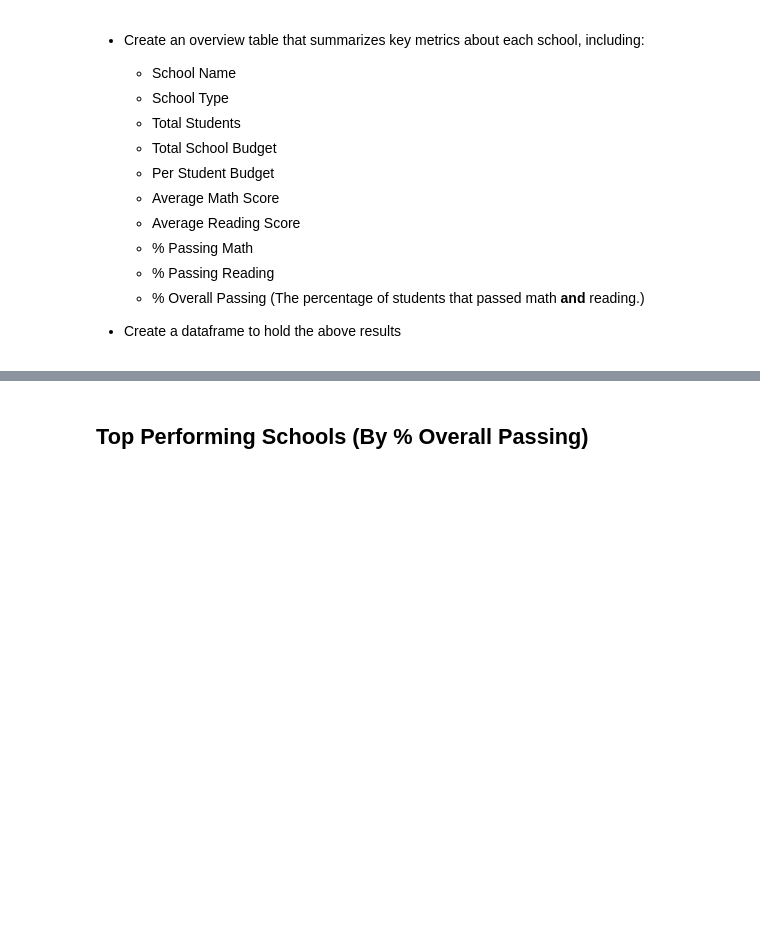
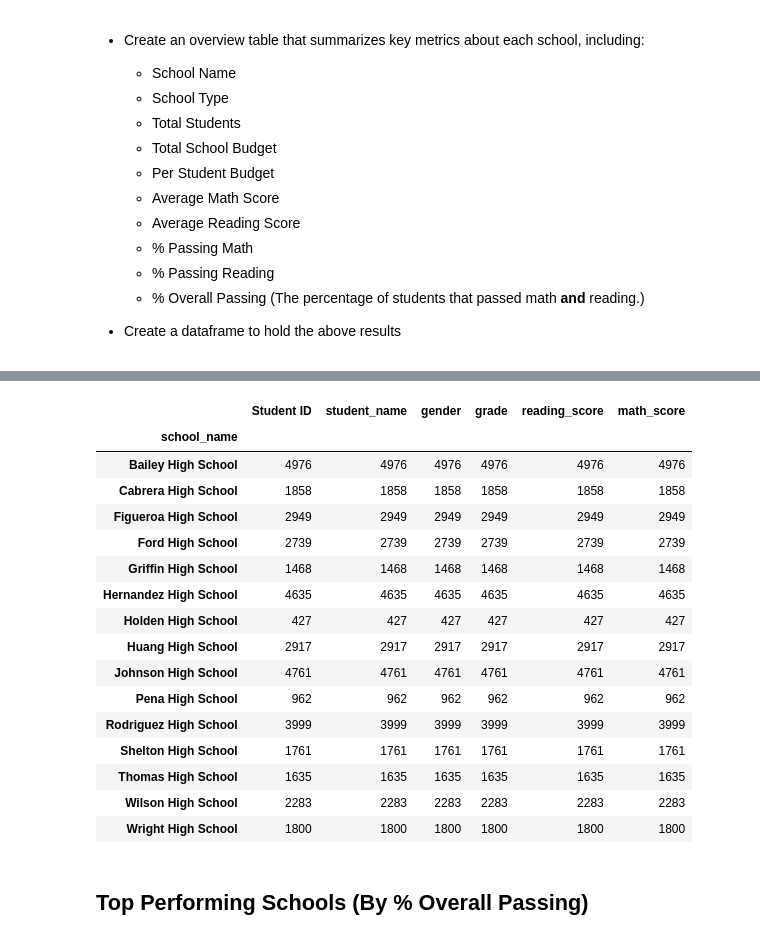
Before and after one commit to reginesgit/pandas-challenge, a Jupyter notebook: PyCitySchools/PyCitySchoolsAnalysis.ipynb, the cells around one changed output, grey strips where cells are left out. Drawn from its saved outputs; the diff is of its cells as text; code cells hidden in the pictures; blank space fills up the shorter version.

```diff
--- a/PyCitySchools/PyCitySchoolsAnalysis.ipynb
+++ b/PyCitySchools/PyCitySchoolsAnalysis.ipynb
@@ -127,3 +98,52 @@ district_summary_df
+# %%
+# school_names = school_data_complete_df["school_name"].unique()
+# school_names
+school_data_df = pd.DataFrame(school_data)
+# school_data_df
+
+per_stu_bud = school_data_df['budget'] / school_data_df['size']
+# per_stu_bud
+
+student_data_df = pd.DataFrame(student_data)
+# student_data_df
+
+grouped_stu_data_df = student_data_df.groupby(['school_name'])
+# grouped_stu_data_df
+
+read_total_score = grouped_stu_data_df["reading_score"].sum()
+# read_total_score.head(15)
+math_total_score = grouped_stu_data_df["math_score"].sum()
+# math_total_score.head(15)
+
+stu_counts = grouped_stu_data_df["Student ID"].count()
+# stu_counts
+
+avg_read_score = read_total_score / stu_counts
+# avg_read_score
+avg_math_score = math_total_score / stu_counts
+# avg_math_score
+
+# # TODO for all schools: stu_passed_math = school_data_complete_df.loc[school_data_complete_df['math_score'] >= 70, :]
+
+# grouped_stu_data_df.count().head(15)
+# %% [output]
+|  | Student ID | student_name | gender | grade | reading_score | math_score |
+| school_name |  |  |  |  |  |  |
+| Bailey High School | 4976 | 4976 | 4976 | 4976 | 4976 | 4976 |
+| Cabrera High School | 1858 | 1858 | 1858 | 1858 | 1858 | 1858 |
+| Figueroa High School | 2949 | 2949 | 2949 | 2949 | 2949 | 2949 |
+| Ford High School | 2739 | 2739 | 2739 | 2739 | 2739 | 2739 |
+| Griffin High School | 1468 | 1468 | 1468 | 1468 | 1468 | 1468 |
+| Hernandez High School | 4635 | 4635 | 4635 | 4635 | 4635 | 4635 |
+| Holden High School | 427 | 427 | 427 | 427 | 427 | 427 |
+| Huang High School | 2917 | 2917 | 2917 | 2917 | 2917 | 2917 |
+| Johnson High School | 4761 | 4761 | 4761 | 4761 | 4761 | 4761 |
+| Pena High School | 962 | 962 | 962 | 962 | 962 | 962 |
+| Rodriguez High School | 3999 | 3999 | 3999 | 3999 | 3999 | 3999 |
+| Shelton High School | 1761 | 1761 | 1761 | 1761 | 1761 | 1761 |
+| Thomas High School | 1635 | 1635 | 1635 | 1635 | 1635 | 1635 |
+| Wilson High School | 2283 | 2283 | 2283 | 2283 | 2283 | 2283 |
+| Wright High School | 1800 | 1800 | 1800 | 1800 | 1800 | 1800 |
 # %% [markdown]
 ## Top Performing Schools (By % Overall Passing)
 # %% [markdown]
```
Also changed, not shown: parts of 2 cells of this notebook, 1 other file.
